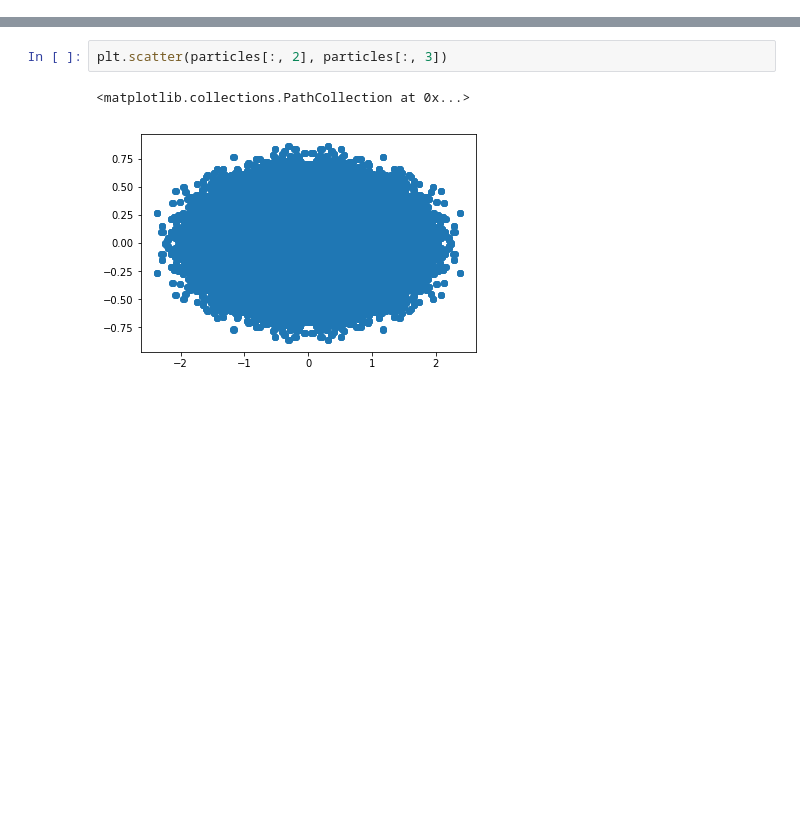
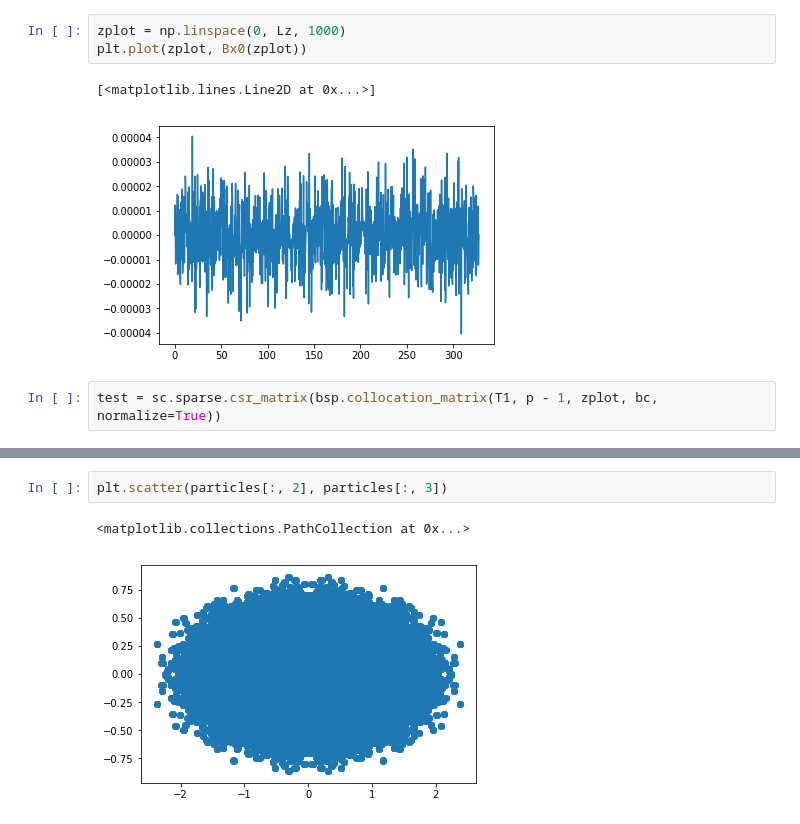
Before and after one commit to ratnania/mhd, a Jupyter notebook: 02_HybridModelling/HyCho_interactive.ipynb, the cells around one changed output, grey strips where cells are left out. Drawn from its saved outputs; the diff is of its cells as text; blank space fills up the shorter version.

```diff
--- a/02_HybridModelling/HyCho_interactive.ipynb
+++ b/02_HybridModelling/HyCho_interactive.ipynb
@@ -733,0 +732,8 @@ time for solving linear system: 0.0009264945983886719
+# %%
+zplot = np.linspace(0, Lz, 1000)
+plt.plot(zplot, Bx0(zplot))
+# %% [output]
+[<matplotlib.lines.Line2D at 0x...>]
+[figure, added]
+# %%
+test = sc.sparse.csr_matrix(bsp.collocation_matrix(T1, p - 1, zplot, bc, normalize=True))
```
Also changed, not shown: parts of 17 cells of this notebook, 2 other files.
